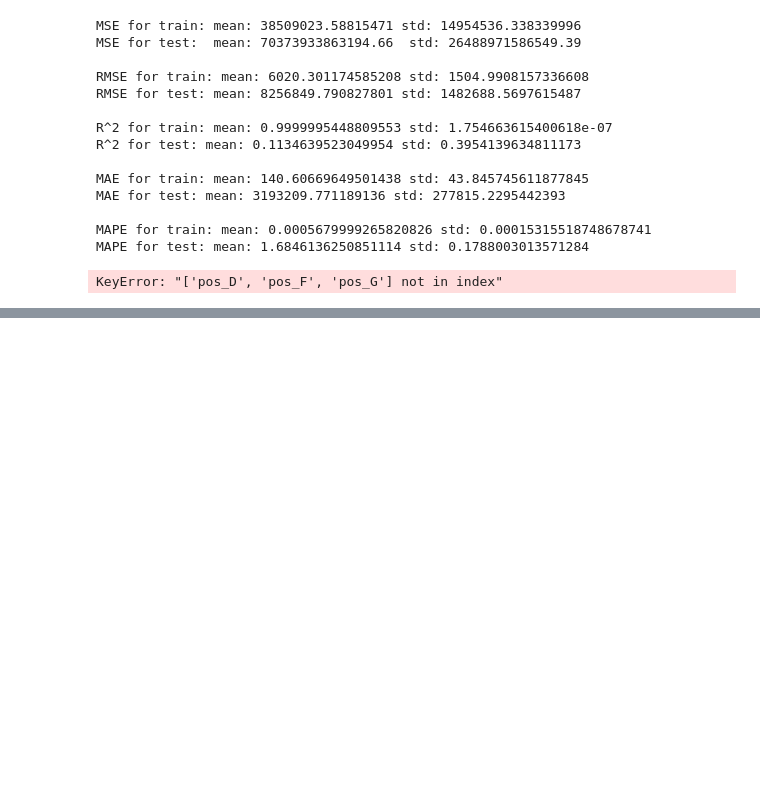
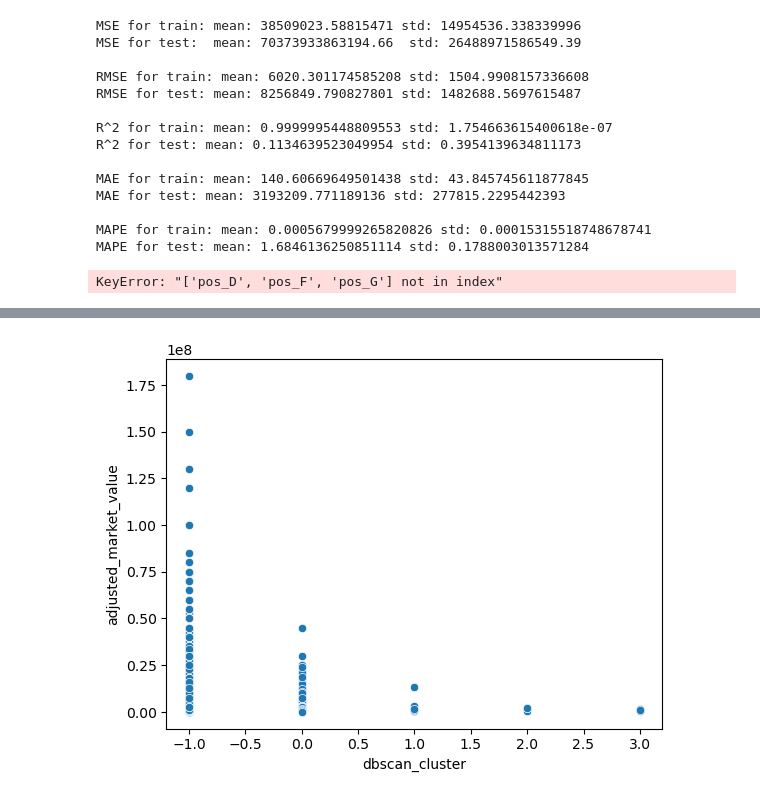
Before and after one commit to shadtome/Score-data, a Jupyter notebook: EDA/train_EDA/train_get_prediction.ipynb, the cells around one changed output, grey strips where cells are left out. Cells and saved outputs as stored; diff of their text form; code cells hidden in the pictures; blank space fills up the shorter version.

```diff
--- a/EDA/train_EDA/train_get_prediction.ipynb
+++ b/EDA/train_EDA/train_get_prediction.ipynb
@@ -1049,0 +1132,10 @@ KeyError: "['pos_D', 'pos_F', 'pos_G'] not in index"
+# %%
+from sklearn.cluster import DBSCAN
+
+dbscan = DBSCAN(eps=120, min_samples=5)  # You may need to adjust eps for your data
+train_data_clust['dbscan_cluster'] = dbscan.fit_predict(train_data_P[features])
+# %%
+sns.scatterplot(train_data_clust, x='dbscan_cluster',y='adjusted_market_value')
+plt.show()
+# %% [output]
+[figure, added]
```
Also changed, not shown: parts of 9 cells of this notebook, 3 other files.
